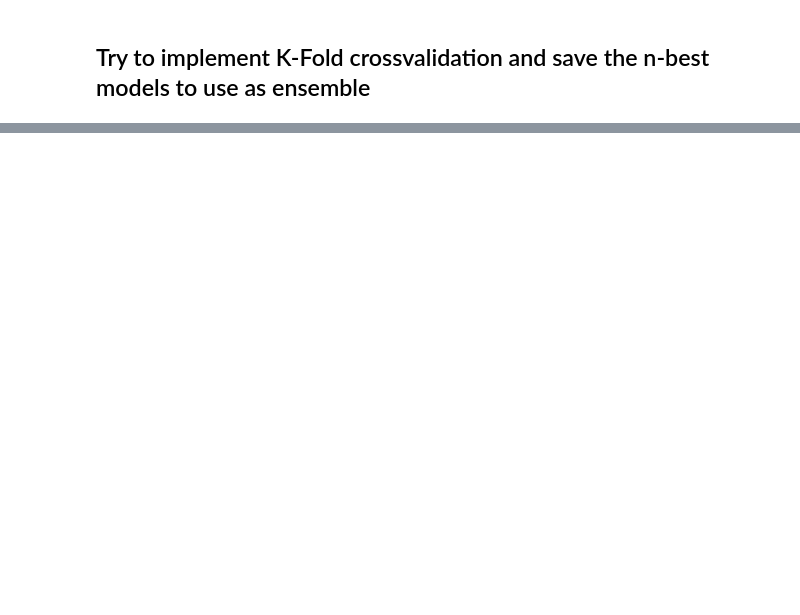
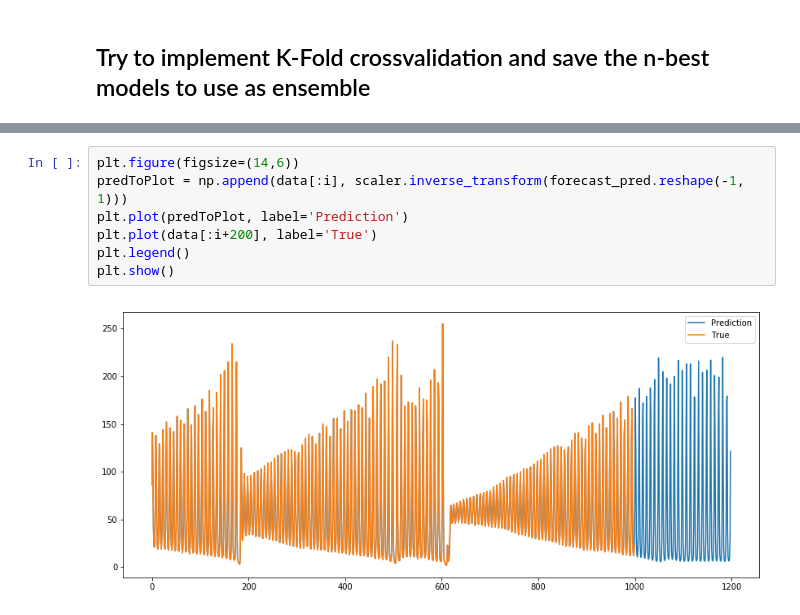
Before and after one commit to HansBambel/DeepLearning2019, a Jupyter notebook: Assignment2/timeseriesPrediction.ipynb, the cells around one changed output, grey strips where cells are left out. Saved outputs shown, nothing was run; the diff lists cells and outputs as text; blank space fills up the shorter version.

```diff
--- a/Assignment2/timeseriesPrediction.ipynb
+++ b/Assignment2/timeseriesPrediction.ipynb
@@ -309,0 +316,9 @@ MSE:  0.0025661442388869547
+# %%
+plt.figure(figsize=(14,6))
+predToPlot = np.append(data[:i], scaler.inverse_transform(forecast_pred.reshape(-1, 1)))
+plt.plot(predToPlot, label='Prediction')
+plt.plot(data[:i+200], label='True')
+plt.legend()
+plt.show()
+# %% [output]
+[figure, added]
```
Also changed, not shown: parts of 7 cells of this notebook, 10 other files.
